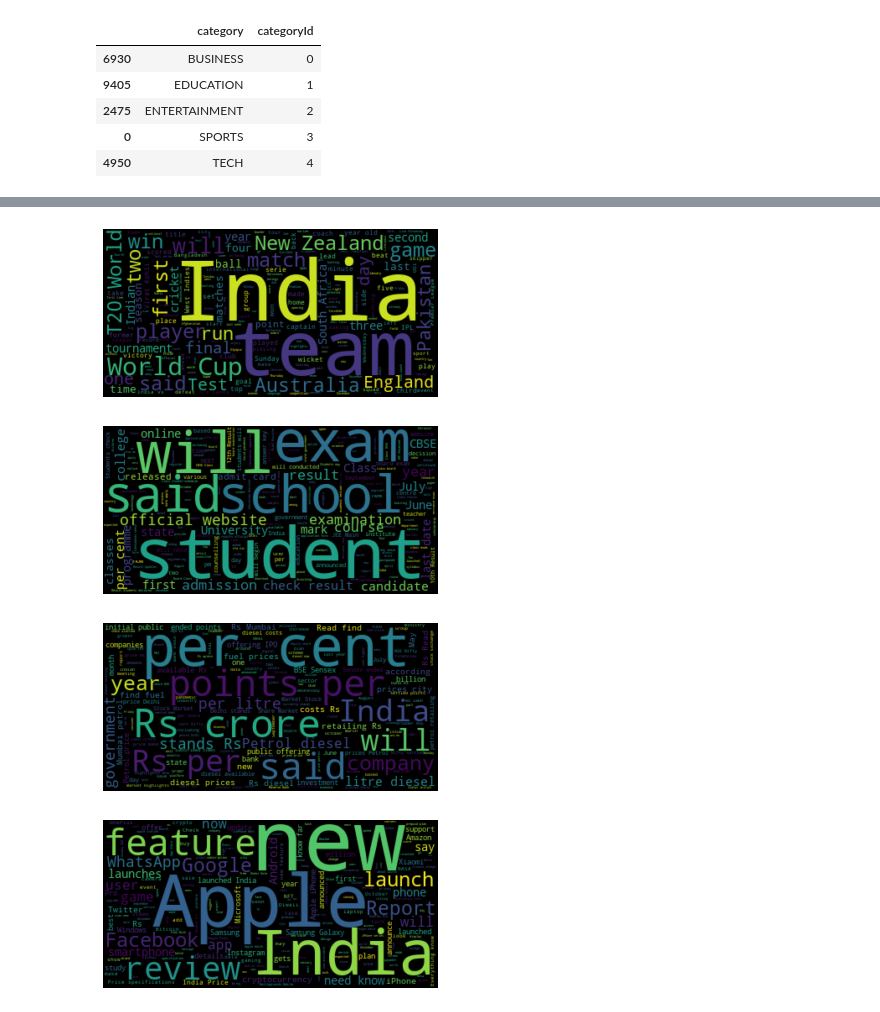
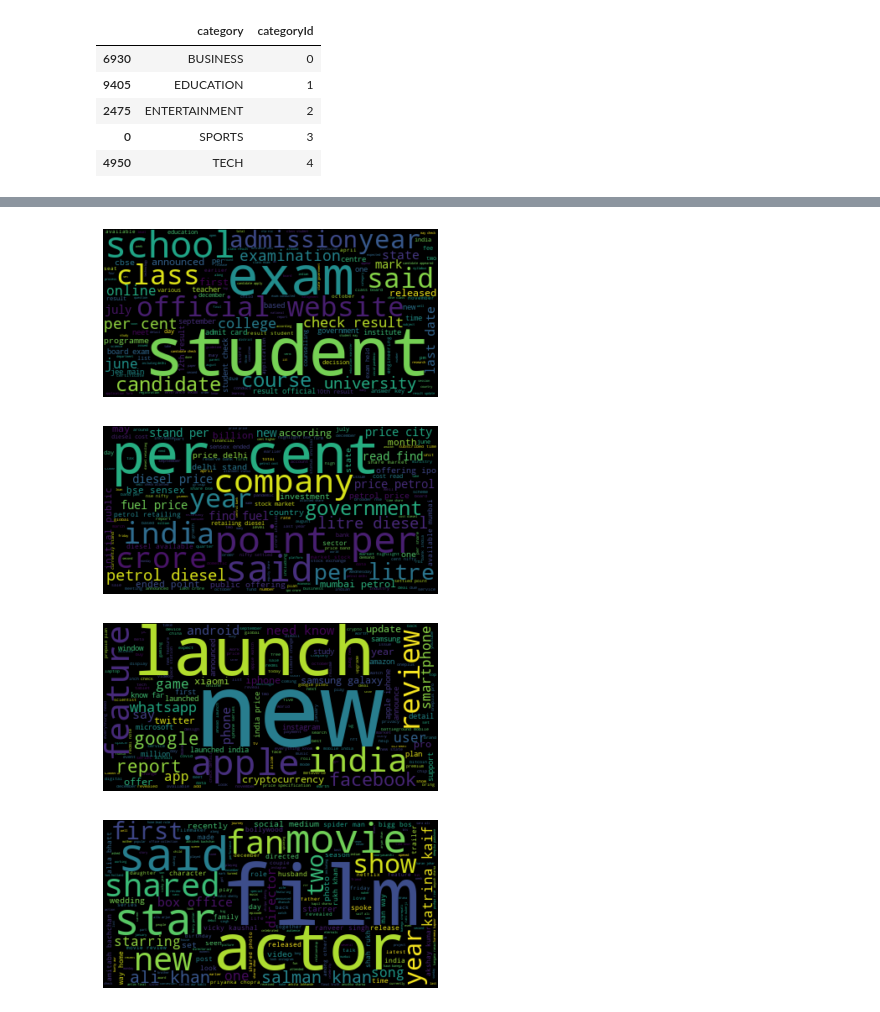
Before and after one commit to adigapranava/ML_Project, a Jupyter notebook: NEWS_ML_PROJECTS.ipynb, the cells around one changed output, grey strips where cells are left out. Drawn from its saved outputs; the diff is of its cells as text; code cells hidden in the pictures.

```diff
--- a/NEWS_ML_PROJECTS.ipynb
+++ b/NEWS_ML_PROJECTS.ipynb
@@ -231,0 +282,5 @@ df["category"].value_counts().plot(kind="bar")
+# %%
+df["filter1"]= df["filter1"].apply(lambda x: remove_stopwords(x))
+print(df["news_article"][4])
+print("-"*170)
+print(df["filter1"][4])
@@ -231,0 +294,5 @@ df["category"].value_counts().plot(kind="bar")
+# %%
+from nltk.stem import WordNetLemmatizer
+def lemmitize(text):
+  wordnet = WordNetLemmatizer()
+  return " ".join([wordnet.lemmatize(word) for word in text.split(" ")])
@@ -231,0 +305,5 @@ df["category"].value_counts().plot(kind="bar")
+# %%
+df["filter2"]= df["filter1"].apply(lambda x: lemmitize(x))
+print(df["news_article"][4])
+print("-"*170)
+print(df["filter2"][4])
@@ -256,7 +331,7 @@ from nltk.corpus import stopwords
 # Create stopword list:
 stopwords = set(STOPWORDS)
 stopwords.update(["br", "href"])
-textt = " ".join(review for review in df["news_article"])
+textt = " ".join(review for review in sportsDF["filter2"])
 wordcloud = WordCloud(stopwords=stopwords).generate(textt)
 plt.imshow(wordcloud, interpolation='bilinear')
 plt.axis("off")
@@ -296,18 +342,18 @@ df
 # %%
 import nltk
 from wordcloud import WordCloud, STOPWORDS
 from nltk.corpus import stopwords
 # Create stopword list:
 stopwords = set(STOPWORDS)
 stopwords.update(["br", "href"])
-textt = " ".join(review for review in sportsDF["news_article"])
+textt = " ".join(review for review in educationDF["filter2"])
 wordcloud = WordCloud(stopwords=stopwords).generate(textt)
 plt.imshow(wordcloud, interpolation='bilinear')
 plt.axis("off")
 plt.savefig('wordcloud11.png')
 plt.show()
 # %% [output]
-[figure, old version]
+[figure, new version]
 # %%
 import nltk
 from wordcloud import WordCloud, STOPWORDS
@@ -315,14 +361,14 @@ from nltk.corpus import stopwords
 # Create stopword list:
 stopwords = set(STOPWORDS)
 stopwords.update(["br", "href"])
-textt = " ".join(review for review in educationDF["news_article"])
+textt = " ".join(review for review in businessDF["filter2"])
 wordcloud = WordCloud(stopwords=stopwords).generate(textt)
 plt.imshow(wordcloud, interpolation='bilinear')
 plt.axis("off")
 plt.savefig('wordcloud11.png')
 plt.show()
 # %% [output]
-[figure, old version]
+[figure, new version]
 # %%
 import nltk
 from wordcloud import WordCloud, STOPWORDS
@@ -330,14 +376,14 @@ from nltk.corpus import stopwords
 # Create stopword list:
 stopwords = set(STOPWORDS)
 stopwords.update(["br", "href"])
-textt = " ".join(review for review in businessDF["news_article"])
+textt = " ".join(review for review in teachDF["filter2"])
 wordcloud = WordCloud(stopwords=stopwords).generate(textt)
 plt.imshow(wordcloud, interpolation='bilinear')
 plt.axis("off")
 plt.savefig('wordcloud11.png')
 plt.show()
 # %% [output]
-[figure, old version]
+[figure, new version]
 # %%
 import nltk
 from wordcloud import WordCloud, STOPWORDS
@@ -345,11 +391,11 @@ from nltk.corpus import stopwords
 # Create stopword list:
 stopwords = set(STOPWORDS)
 stopwords.update(["br", "href"])
-textt = " ".join(review for review in teachDF["news_article"])
+textt = " ".join(review for review in entertainmentDF["filter2"])
 wordcloud = WordCloud(stopwords=stopwords).generate(textt)
 plt.imshow(wordcloud, interpolation='bilinear')
 plt.axis("off")
 plt.savefig('wordcloud11.png')
 plt.show()
 # %% [output]
-[figure, old version]
+[figure, new version]
```
Also changed, not shown: parts of 41 cells of this notebook.
